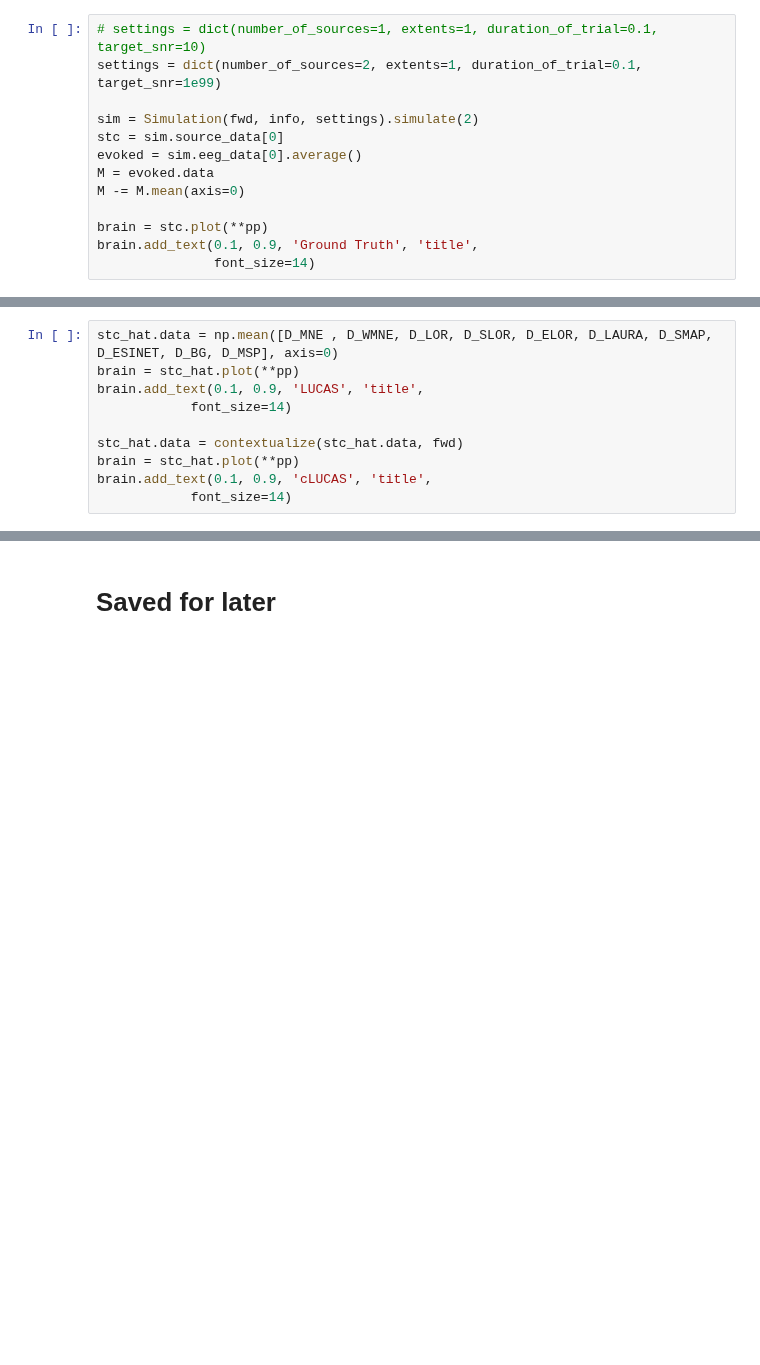
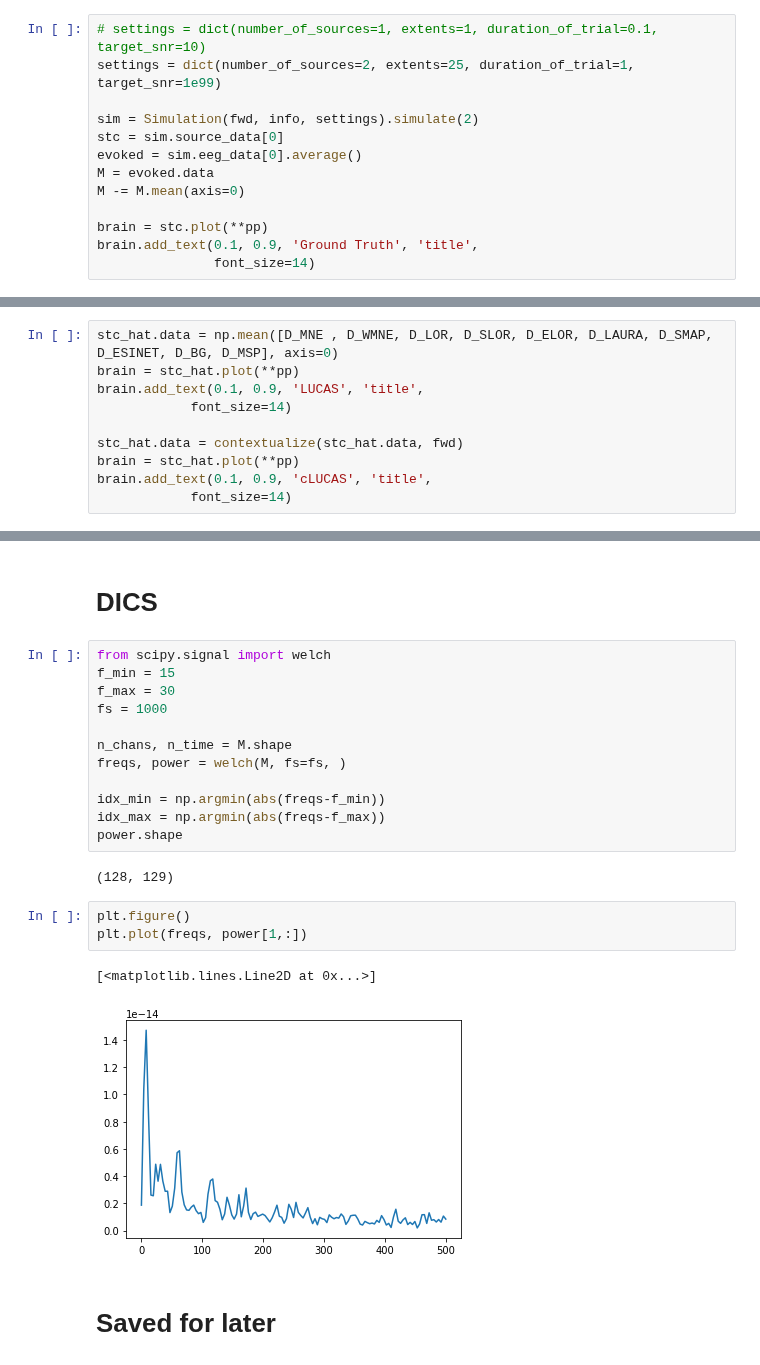
Before and after one commit to LukeTheHecker/invert, a Jupyter notebook: dev/main.ipynb, the cells around one changed output, grey strips where cells are left out. Cells and saved outputs as stored; diff of their text form; blank space fills up the shorter version.

```diff
--- a/dev/main.ipynb
+++ b/dev/main.ipynb
@@ -47,7 +45,7 @@ dist = cdist(pos, pos)
 # Get sample data
 # %%
 # settings = dict(number_of_sources=1, extents=1, duration_of_trial=0.1, target_snr=10)
-settings = dict(number_of_sources=2, extents=1, duration_of_trial=0.1, target_snr=1e99)
+settings = dict(number_of_sources=2, extents=25, duration_of_trial=1, target_snr=1e99)
 
 sim = Simulation(fwd, info, settings).simulate(2)
 stc = sim.source_data[0]
@@ -548,3 +574,25 @@ W.shape
+# %% [markdown]
+# DICS
+# %%
+from scipy.signal import welch
+f_min = 15
+f_max = 30
+fs = 1000
+
+n_chans, n_time = M.shape
+freqs, power = welch(M, fs=fs, )
+
+idx_min = np.argmin(abs(freqs-f_min))
+idx_max = np.argmin(abs(freqs-f_max))
+power.shape
+# %% [output]
+(128, 129)
+# %%
+plt.figure()
+plt.plot(freqs, power[1,:])
+# %% [output]
+[<matplotlib.lines.Line2D at 0x...>]
+[figure, added]
 # %% [markdown]
 # Saved for later
 # %%
```
Also changed, not shown: parts of 9 cells of this notebook, 6 other files.
